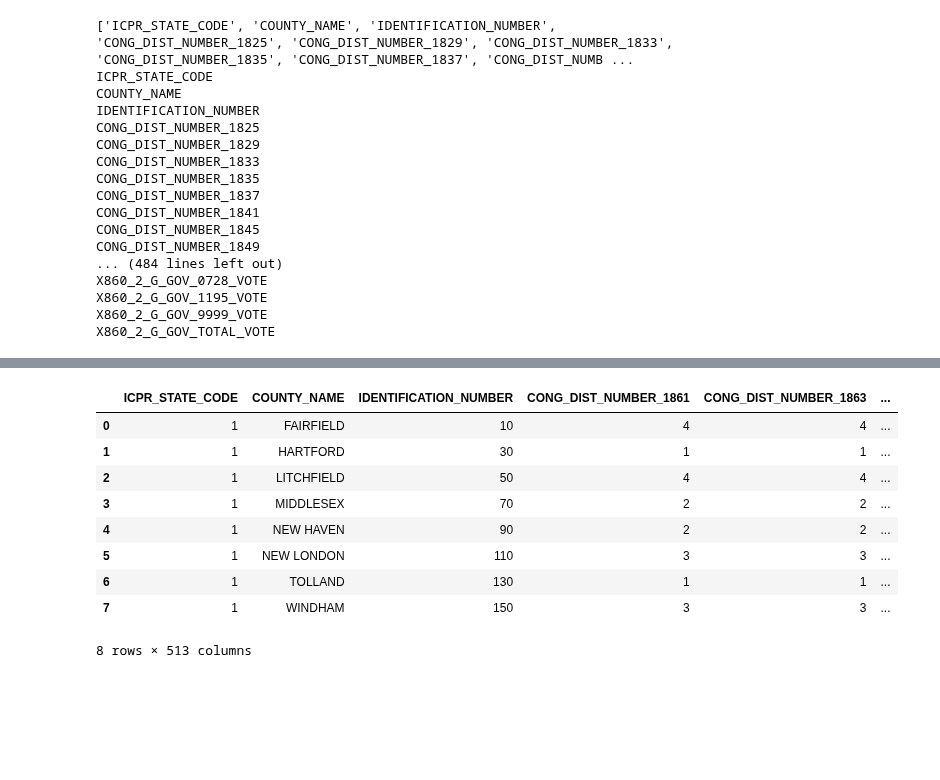
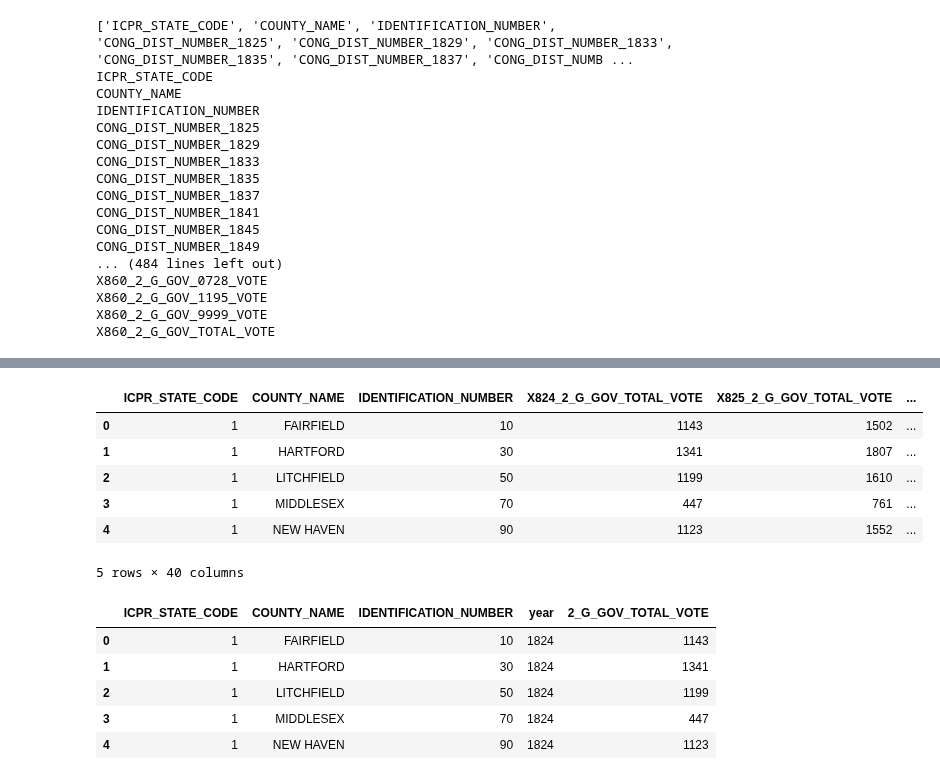
Before and after one commit to batShimon/similarity_data, a Jupyter notebook: cleanElectReturnData.ipynb, the cells around one changed output, grey strips where cells are left out. Cells and saved outputs as stored; diff of their text form; code cells hidden in the pictures; blank space fills up the shorter version.

```diff
--- a/cleanElectReturnData.ipynb
+++ b/cleanElectReturnData.ipynb
@@ -116 +229,13 @@ df2 = pd.read_csv(path.join(raw_data_dir, "./ICPSR_election_returns/DS0002/00001
+# %%
+# List of columns to always keep
+key_columns = ['ICPR_STATE_CODE', 'COUNTY_NAME', 'IDENTIFICATION_NUMBER']
+
+# Filter columns that contain '2_G_GOV'
+filtered_columns = [col for col in df.columns if 'G_PRES_9999' in col]
+
+# Combine key columns with the filtered columns
+columns_to_keep = key_columns + filtered_columns
+
+# Create a new DataFrame with the filtered columns
+filtered_df = df[columns_to_keep]
 # %%
@@ -131,13 +250,10 @@ Index(['ICPR_STATE_CODE', 'COUNTY_NAME', 'IDENTIFICATION_NUMBER',
-# %%
-df2.head(10)
-# %% [output]
-|  | ICPR_STATE_CODE | COUNTY_NAME | IDENTIFICATION_NUMBER | CONG_DIST_NUMBER_1861 | CONG_DIST_NUMBER_1863 | ... |
-| 0 | 1 | FAIRFIELD | 10 | 4 | 4 | ... |
-| 1 | 1 | HARTFORD | 30 | 1 | 1 | ... |
-| 2 | 1 | LITCHFIELD | 50 | 4 | 4 | ... |
-| 3 | 1 | MIDDLESEX | 70 | 2 | 2 | ... |
-| 4 | 1 | NEW HAVEN | 90 | 2 | 2 | ... |
-| 5 | 1 | NEW LONDON | 110 | 3 | 3 | ... |
-| 6 | 1 | TOLLAND | 130 | 1 | 1 | ... |
-| 7 | 1 | WINDHAM | 150 | 3 | 3 | ... |
-8 rows × 513 columns
+# %%
+filtered_df.head()
+# %% [output]
+|  | ICPR_STATE_CODE | COUNTY_NAME | IDENTIFICATION_NUMBER | X824_2_G_GOV_TOTAL_VOTE | X825_2_G_GOV_TOTAL_VOTE | ... |
+| 0 | 1 | FAIRFIELD | 10 | 1143 | 1502 | ... |
+| 1 | 1 | HARTFORD | 30 | 1341 | 1807 | ... |
+| 2 | 1 | LITCHFIELD | 50 | 1199 | 1610 | ... |
+| 3 | 1 | MIDDLESEX | 70 | 447 | 761 | ... |
+| 4 | 1 | NEW HAVEN | 90 | 1123 | 1552 | ... |
+5 rows × 40 columns
@@ -143,0 +271,9 @@ df2.head(10)
+# %%
+filtered_df_long.head()
+# %% [output]
+|  | ICPR_STATE_CODE | COUNTY_NAME | IDENTIFICATION_NUMBER | year | 2_G_GOV_TOTAL_VOTE |
+| 0 | 1 | FAIRFIELD | 10 | 1824 | 1143 |
+| 1 | 1 | HARTFORD | 30 | 1824 | 1341 |
+| 2 | 1 | LITCHFIELD | 50 | 1824 | 1199 |
+| 3 | 1 | MIDDLESEX | 70 | 1824 | 447 |
+| 4 | 1 | NEW HAVEN | 90 | 1824 | 1123 |
```
Also changed, not shown: parts of 16 cells of this notebook.
